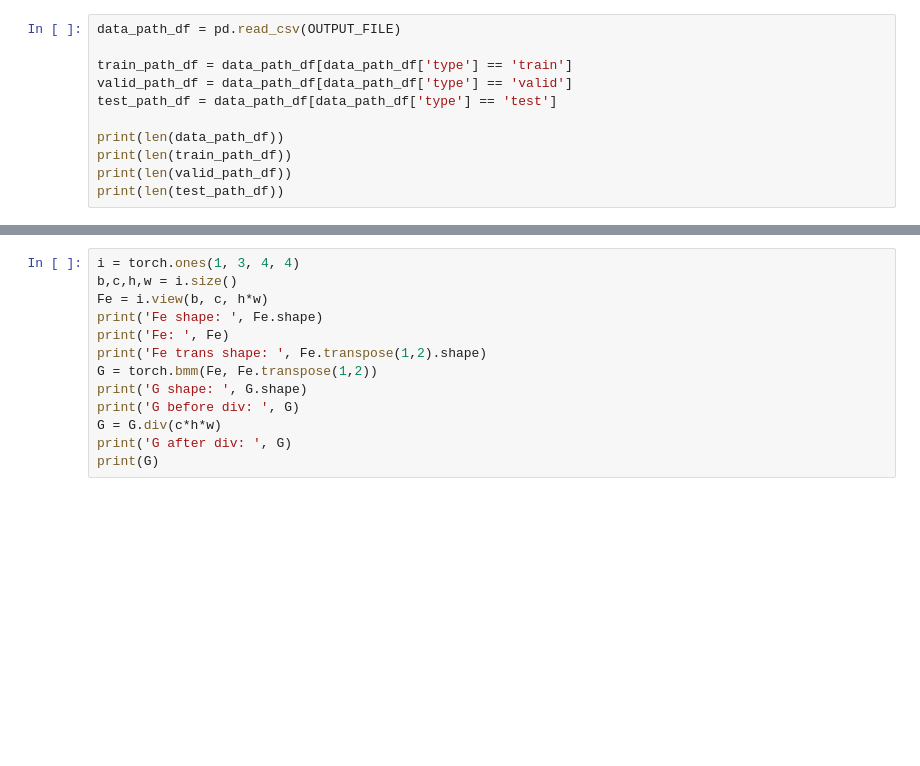
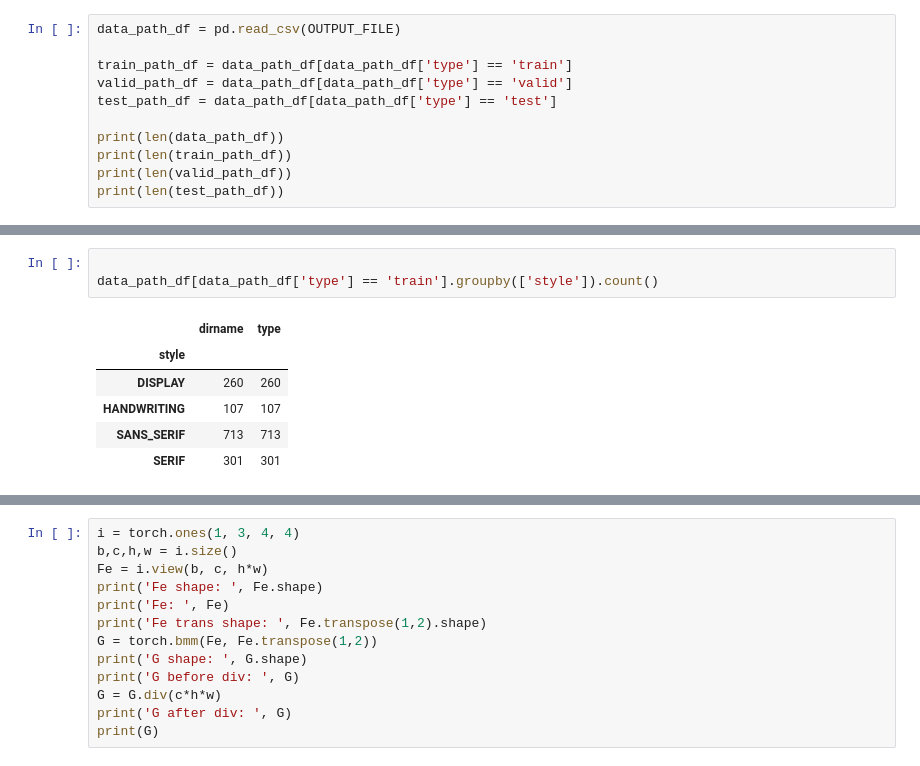
Before and after one commit to tetuomi/My-Style-Difference-Transfer, a Jupyter notebook: scratch.ipynb, the cells around one changed output, grey strips where cells are left out. Cells and saved outputs as stored; diff of their text form; blank space fills up the shorter version.

```diff
--- a/scratch.ipynb
+++ b/scratch.ipynb
@@ -375,0 +431,10 @@ print(len(test_path_df))
+# %%
+
+data_path_df[data_path_df['type'] == 'train'].groupby(['style']).count()
+# %% [output]
+|  | dirname | type |
+| style |  |  |
+| DISPLAY | 260 | 260 |
+| HANDWRITING | 107 | 107 |
+| SANS_SERIF | 713 | 713 |
+| SERIF | 301 | 301 |
```
Also changed, not shown: parts of 16 cells of this notebook.
